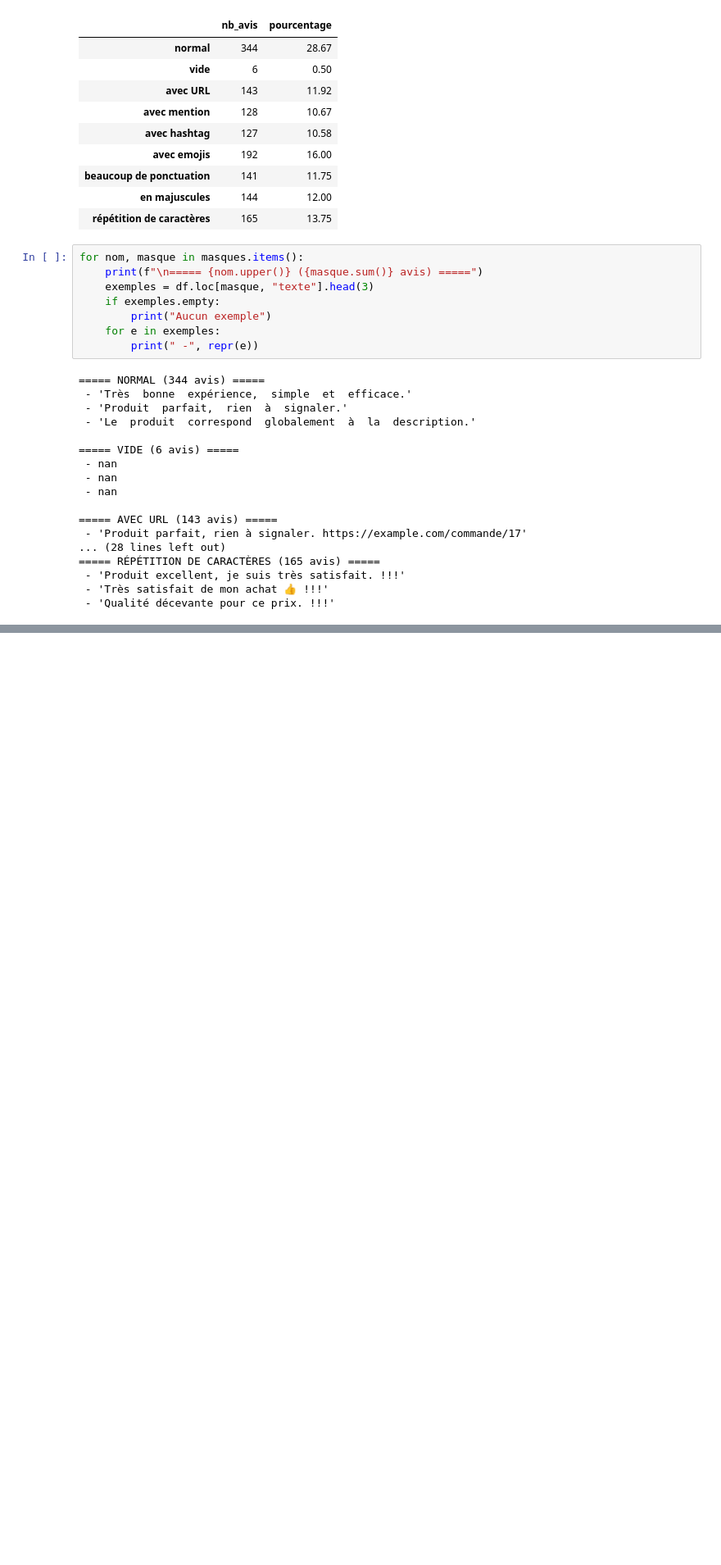
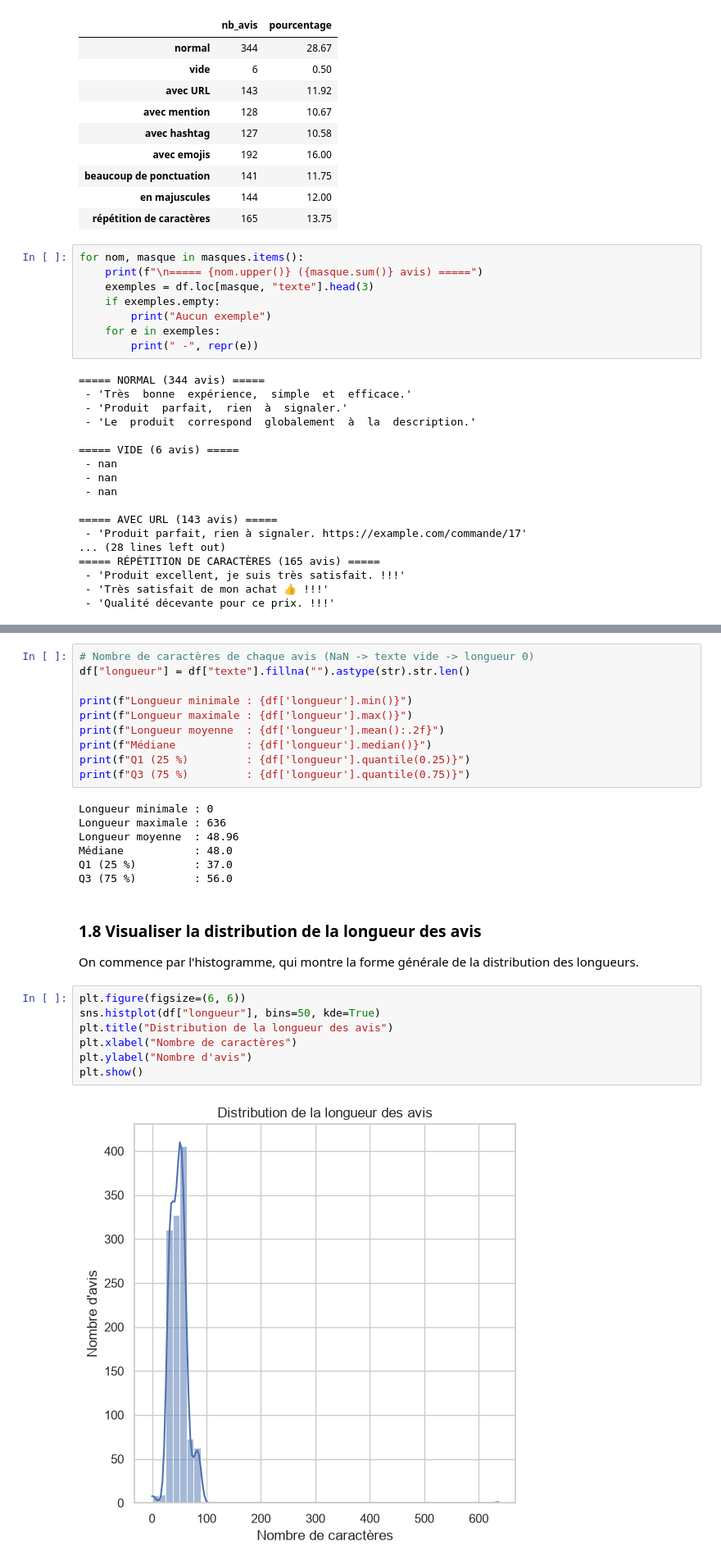
Before and after one commit to galassmyname/Atelier-donnes-textuelles, a Jupyter notebook: atelier_prepa_donnees_textuelles/notebooks/atelier_prepa_donnees_textuelles.ipynb, the cells around one changed output, grey strips where cells are left out. Shown at 82% size. Drawn from its saved outputs; the diff is of its cells as text; blank space fills up the shorter version.

Commit message:
textes anormalement longs et très courts

```diff
--- a/atelier_prepa_donnees_textuelles/notebooks/atelier_prepa_donnees_textuelles.ipynb
+++ b/atelier_prepa_donnees_textuelles/notebooks/atelier_prepa_donnees_textuelles.ipynb
@@ -176,0 +181,30 @@ for nom, masque in masques.items():
+# %%
+# Nombre de caractères de chaque avis (NaN -> texte vide -> longueur 0)
+df["longueur"] = df["texte"].fillna("").astype(str).str.len()
+
+print(f"Longueur minimale : {df['longueur'].min()}")
+print(f"Longueur maximale : {df['longueur'].max()}")
+print(f"Longueur moyenne  : {df['longueur'].mean():.2f}")
+print(f"Médiane           : {df['longueur'].median()}")
+print(f"Q1 (25 %)         : {df['longueur'].quantile(0.25)}")
+print(f"Q3 (75 %)         : {df['longueur'].quantile(0.75)}")
+# %% [output]
+Longueur minimale : 0
+Longueur maximale : 636
+Longueur moyenne  : 48.96
+Médiane           : 48.0
+Q1 (25 %)         : 37.0
+Q3 (75 %)         : 56.0
+# %% [markdown]
+### 1.8 Visualiser la distribution de la longueur des avis
+
+On commence par l'histogramme, qui montre la forme générale de la distribution des longueurs.
+# %%
+plt.figure(figsize=(6, 6))
+sns.histplot(df["longueur"], bins=50, kde=True)
+plt.title("Distribution de la longueur des avis")
+plt.xlabel("Nombre de caractères")
+plt.ylabel("Nombre d'avis")
+plt.show()
+# %% [output]
+[figure, added]
```
Also changed, not shown: parts of 5 cells of this notebook.
